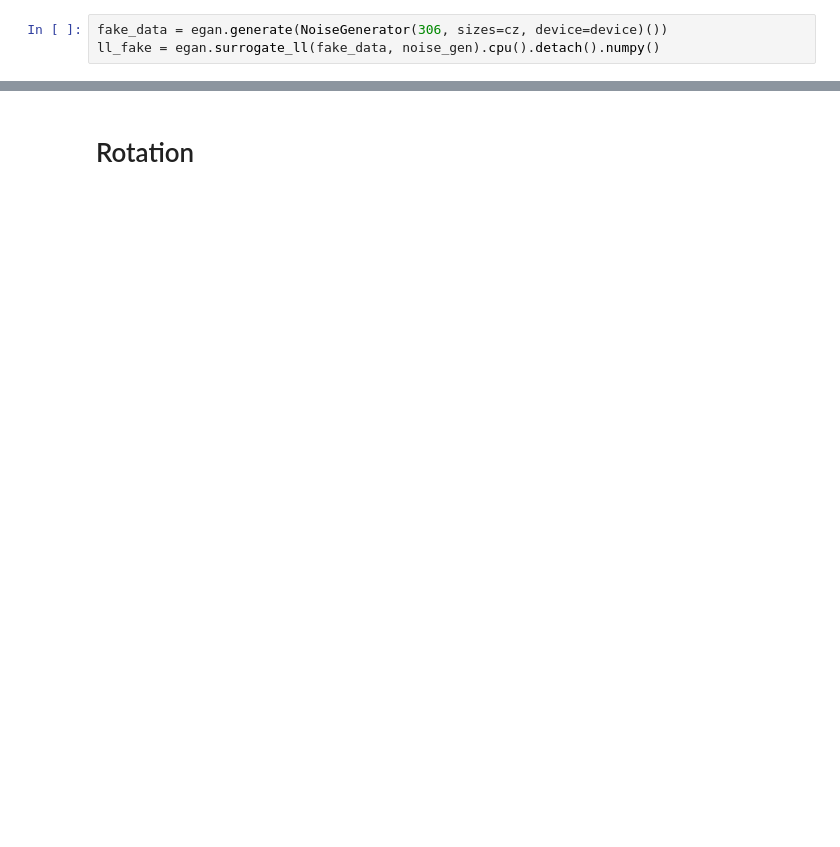
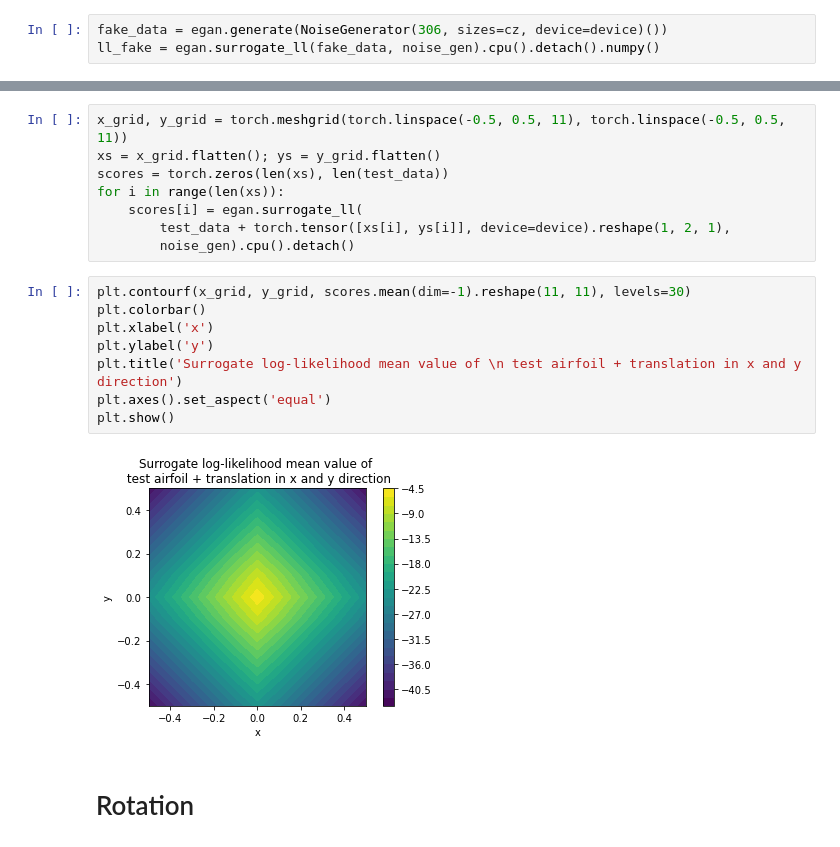
Before and after one commit to IDEALLab/EGAN_Airfoil, a Jupyter notebook: egan_airfoil/surrogate_likelihood.ipynb, the cells around one changed output, grey strips where cells are left out. Saved outputs shown, nothing was run; the diff lists cells and outputs as text; blank space fills up the shorter version.

```diff
--- a/egan_airfoil/surrogate_likelihood.ipynb
+++ b/egan_airfoil/surrogate_likelihood.ipynb
@@ -94,2 +113,20 @@ print(score.mean())
+# %%
+x_grid, y_grid = torch.meshgrid(torch.linspace(-0.5, 0.5, 11), torch.linspace(-0.5, 0.5, 11))
+xs = x_grid.flatten(); ys = y_grid.flatten()
+scores = torch.zeros(len(xs), len(test_data))
+for i in range(len(xs)):
+    scores[i] = egan.surrogate_ll(
+        test_data + torch.tensor([xs[i], ys[i]], device=device).reshape(1, 2, 1),
+        noise_gen).cpu().detach()
+# %%
+plt.contourf(x_grid, y_grid, scores.mean(dim=-1).reshape(11, 11), levels=30)
+plt.colorbar()
+plt.xlabel('x')
+plt.ylabel('y')
+plt.title('Surrogate log-likelihood mean value of \n test airfoil + translation in x and y direction')
+plt.axes().set_aspect('equal')
+plt.show()
+# %% [output]
+[figure, added]
 # %% [markdown]
 # Rotation
```
Also changed, not shown: parts of 25 cells of this notebook, 6 other files.
